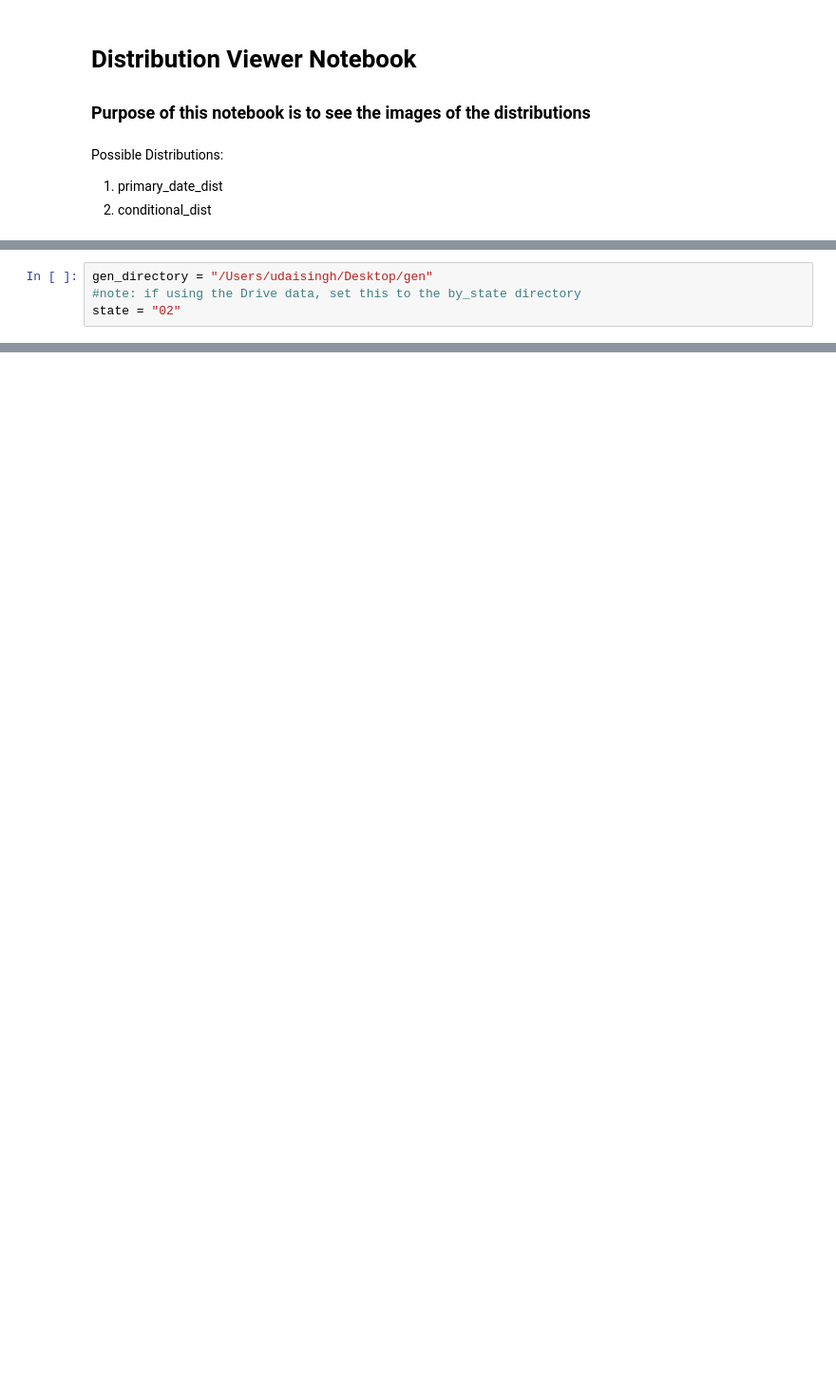
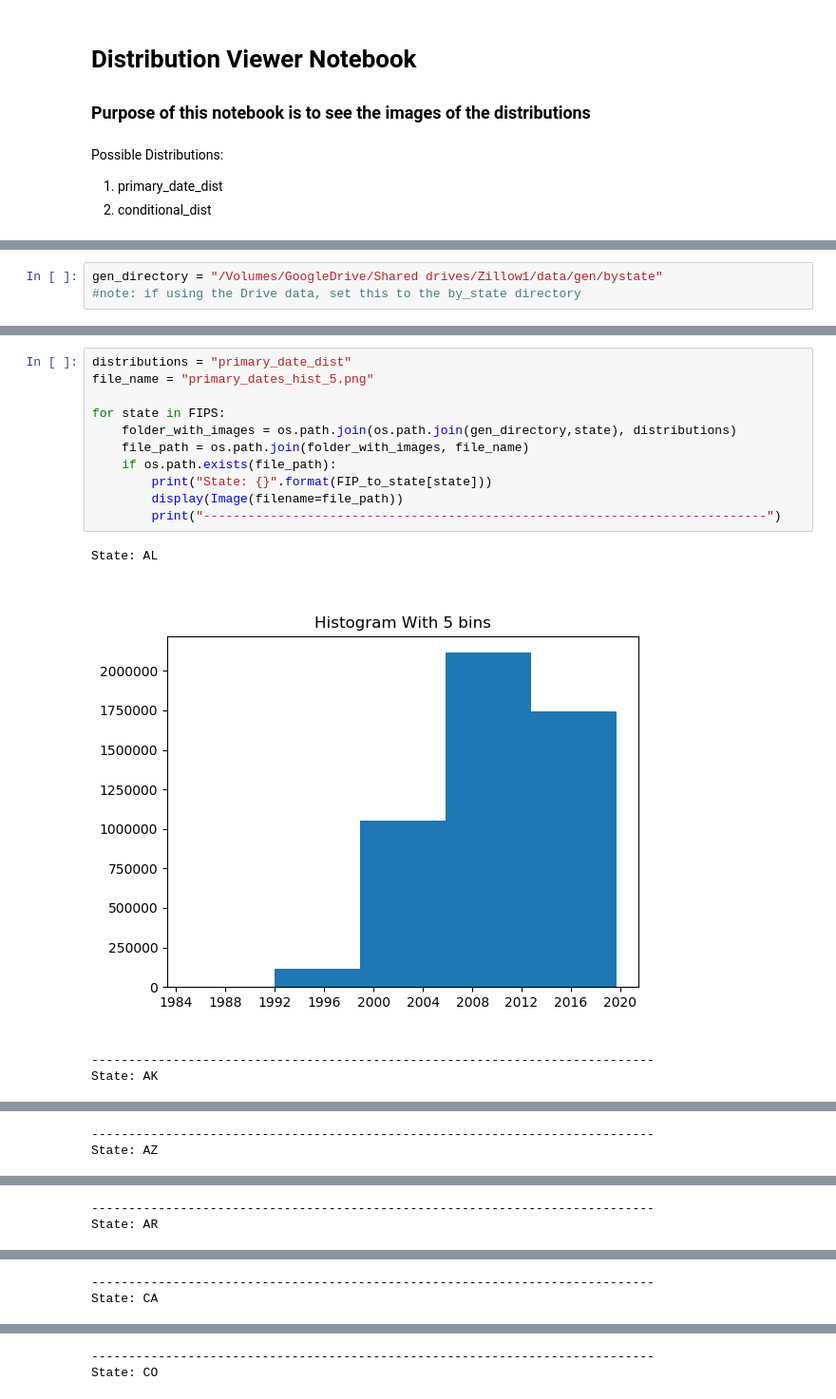
Before and after one commit to UdaikaranSingh/zillow_analysis, a Jupyter notebook: DistributionViewer.ipynb, the cells around one changed output, grey strips where cells are left out. Shown at 95% size. Cells and saved outputs as stored; diff of their text form; blank space fills up the shorter version.

Commit message:
fixed distribution viewer

```diff
--- a/DistributionViewer.ipynb
+++ b/DistributionViewer.ipynb
@@ -13,4 +14,3 @@ from IPython.display import Image
 # %%
-gen_directory = "/Users/udaisingh/Desktop/gen"
+gen_directory = "/Volumes/GoogleDrive/Shared drives/Zillow1/data/gen/bystate"
 #note: if using the Drive data, set this to the by_state directory
-state = "02"
@@ -39,0 +29,16 @@ for img_name in os.listdir(folder_with_images):
+# %%
+distributions = "primary_date_dist"
+file_name = "primary_dates_hist_5.png"
+
+for state in FIPS:
+    folder_with_images = os.path.join(os.path.join(gen_directory,state), distributions)
+    file_path = os.path.join(folder_with_images, file_name)
+    if os.path.exists(file_path):
+        print("State: {}".format(FIP_to_state[state]))
+        display(Image(filename=file_path))
+        print("----------------------------------------------------------------------------")
+# %% [output]
+State: AL
+[figure, added]
+----------------------------------------------------------------------------
+State: AK
@@ -39,0 +46,2 @@ for img_name in os.listdir(folder_with_images):
+----------------------------------------------------------------------------
+State: AZ
@@ -39,0 +49,2 @@ for img_name in os.listdir(folder_with_images):
+----------------------------------------------------------------------------
+State: AR
@@ -39,0 +52,2 @@ for img_name in os.listdir(folder_with_images):
+----------------------------------------------------------------------------
+State: CA
@@ -39,0 +55,2 @@ for img_name in os.listdir(folder_with_images):
+----------------------------------------------------------------------------
+State: CO
```
Also changed, not shown: parts of 7 cells of this notebook, 1 other file.
